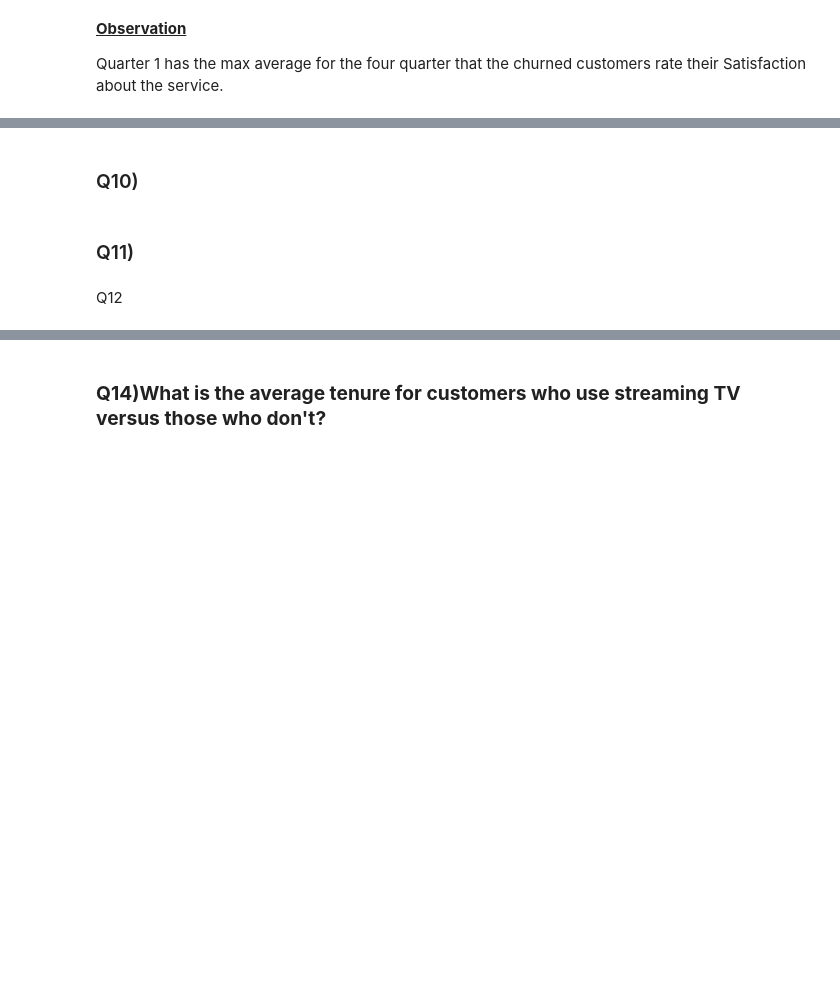
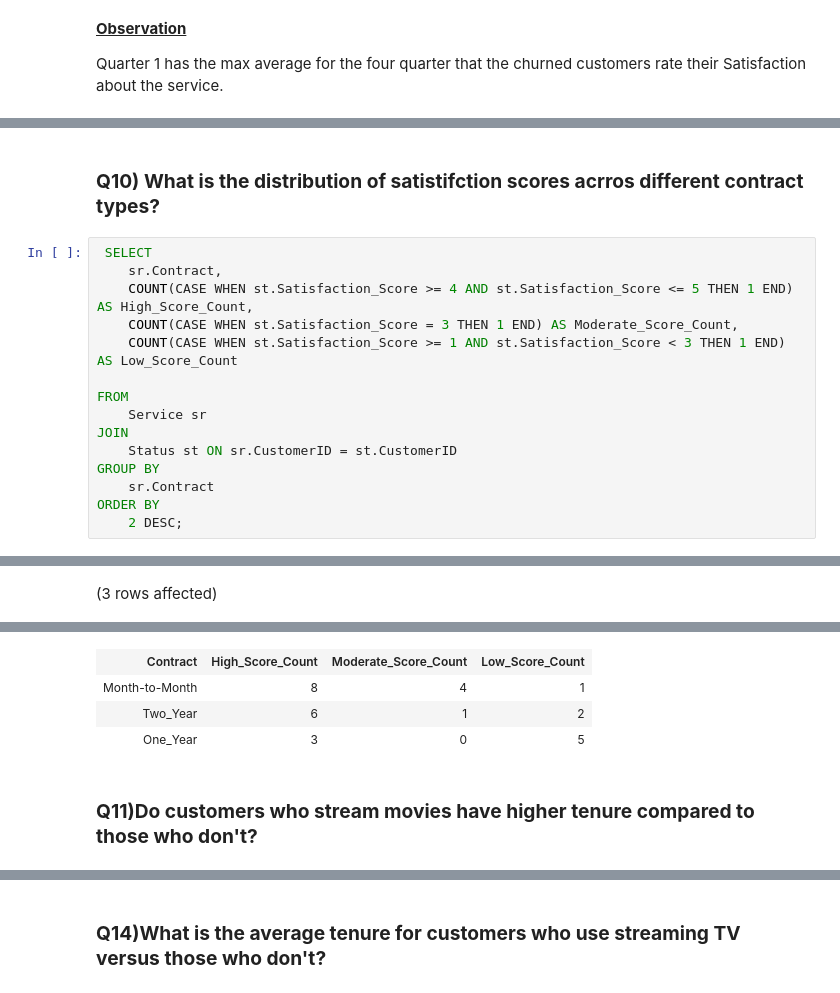
Before and after one commit to sohilamohey/ITI-SQL-Project-Telco-Company, a Jupyter notebook: Offical Code.ipynb, the cells around one changed output, grey strips where cells are left out. Cells and saved outputs as stored; diff of their text form; blank space fills up the shorter version.

```diff
--- a/Offical Code.ipynb
+++ b/Offical Code.ipynb
@@ -349,9 +388,21 @@ Total execution time: 00:00:00.169
 | Customer_Status | Average Number of Dependents |
 | Churned | 4 |
 | Stayed | 3 |
-# %% [markdown]
-### Q10)
-# %% [markdown]
-### Q11)
-# %% [markdown]
-Q12
+# %% [markdown]
+### **Q10) What is the distribution of satistifction scores acrros different contract types?**
+# %%
+ SELECT
+    sr.Contract,
+    COUNT(CASE WHEN st.Satisfaction_Score >= 4 AND st.Satisfaction_Score <= 5 THEN 1 END) AS High_Score_Count,
+    COUNT(CASE WHEN st.Satisfaction_Score = 3 THEN 1 END) AS Moderate_Score_Count,
+    COUNT(CASE WHEN st.Satisfaction_Score >= 1 AND st.Satisfaction_Score < 3 THEN 1 END) AS Low_Score_Count
+
+FROM
+    Service sr
+JOIN
+    Status st ON sr.CustomerID = st.CustomerID
+GROUP BY
+    sr.Contract
+ORDER BY
+    2 DESC;
+# %% [output]
@@ -357,0 +410 @@ Q12
+(3 rows affected)
@@ -357,0 +412,6 @@ Q12
+| Contract | High_Score_Count | Moderate_Score_Count | Low_Score_Count |
+| Month-to-Month | 8 | 4 | 1 |
+| Two_Year | 6 | 1 | 2 |
+| One_Year | 3 | 0 | 5 |
+# %% [markdown]
+### **Q11)Do customers who stream movies have higher tenure compared to those who don't?**
```
Also changed, not shown: parts of 27 cells of this notebook.
